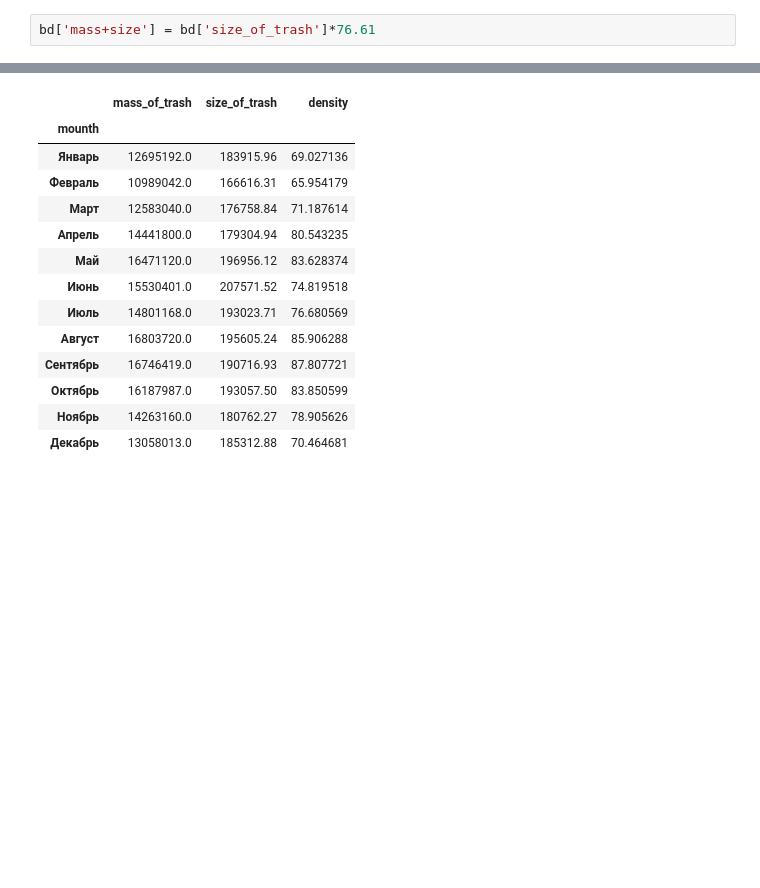
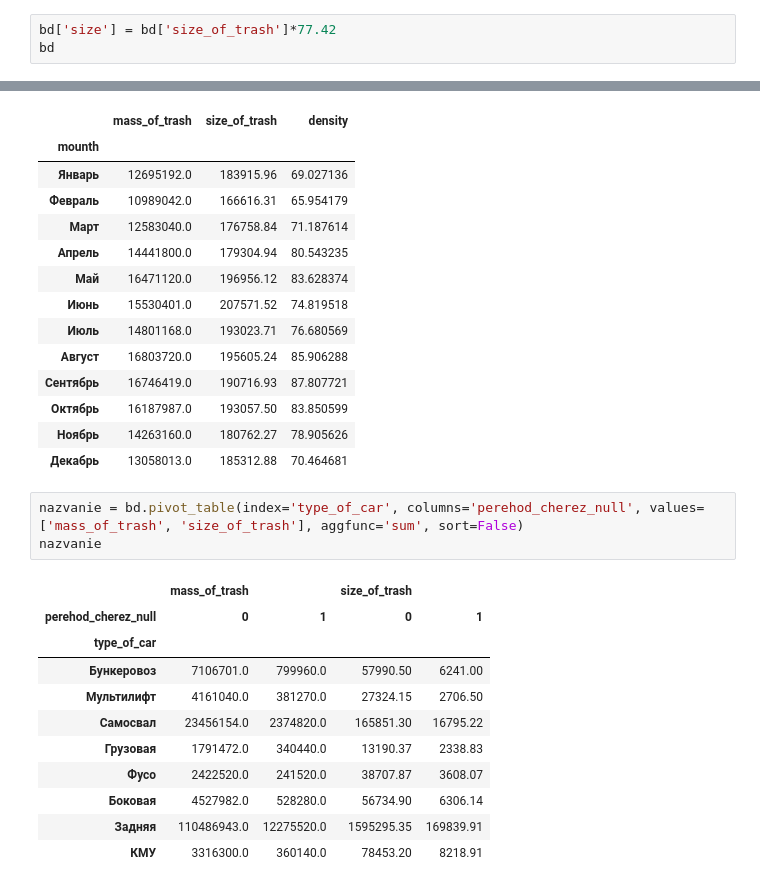
Before and after one commit to ssd2008/GMW, a Jupyter notebook: BMM.ipynb, the cells around one changed output, grey strips where cells are left out. Cells and saved outputs as stored; diff of their text form; blank space fills up the shorter version.

```diff
--- a/BMM.ipynb
+++ b/BMM.ipynb
@@ -477,4 +485,5 @@ bd
 | 21389 | 31 | Декабрь | пятница | Задняя | Т799РС69 | 7300.0 | 158.78 | 45.975564 | ... |
 17882 rows × 11 columns
 # %%
-bd['mass+size'] = bd['size_of_trash']*76.61
+bd['size'] = bd['size_of_trash']*77.42
+bd
@@ -558,3 +581,18 @@ fu
 | Октябрь | 16187987.0 | 193057.50 | 83.850599 |
 | Ноябрь | 14263160.0 | 180762.27 | 78.905626 |
 | Декабрь | 13058013.0 | 185312.88 | 70.464681 |
+# %%
+nazvanie = bd.pivot_table(index='type_of_car', columns='perehod_cherez_null', values=['mass_of_trash', 'size_of_trash'], aggfunc='sum', sort=False)
+nazvanie
+# %% [output]
+|  | mass_of_trash |  | size_of_trash |  |
+| perehod_cherez_null | 0 | 1 | 0 | 1 |
+| type_of_car |  |  |  |  |
+| Бункеровоз | 7106701.0 | 799960.0 | 57990.50 | 6241.00 |
+| Мультилифт | 4161040.0 | 381270.0 | 27324.15 | 2706.50 |
+| Самосвал | 23456154.0 | 2374820.0 | 165851.30 | 16795.22 |
+| Грузовая | 1791472.0 | 340440.0 | 13190.37 | 2338.83 |
+| Фусо | 2422520.0 | 241520.0 | 38707.87 | 3608.07 |
+| Боковая | 4527982.0 | 528280.0 | 56734.90 | 6306.14 |
+| Задняя | 110486943.0 | 12275520.0 | 1595295.35 | 169839.91 |
+| КМУ | 3316300.0 | 360140.0 | 78453.20 | 8218.91 |
```
Also changed, not shown: parts of 9 cells of this notebook.
